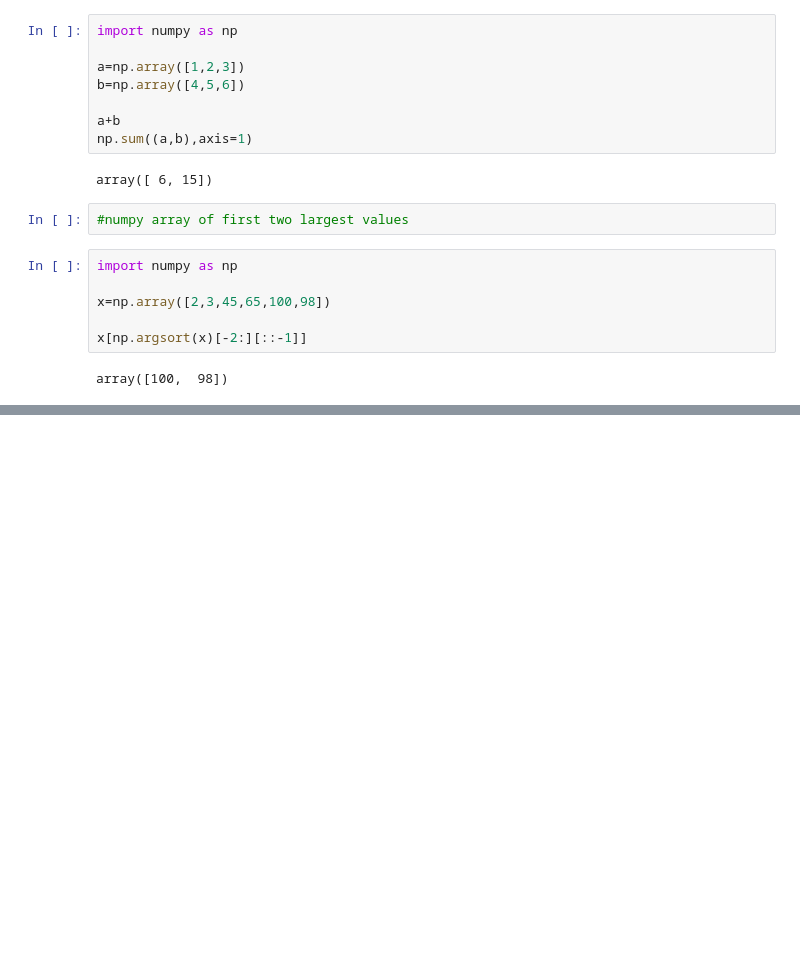
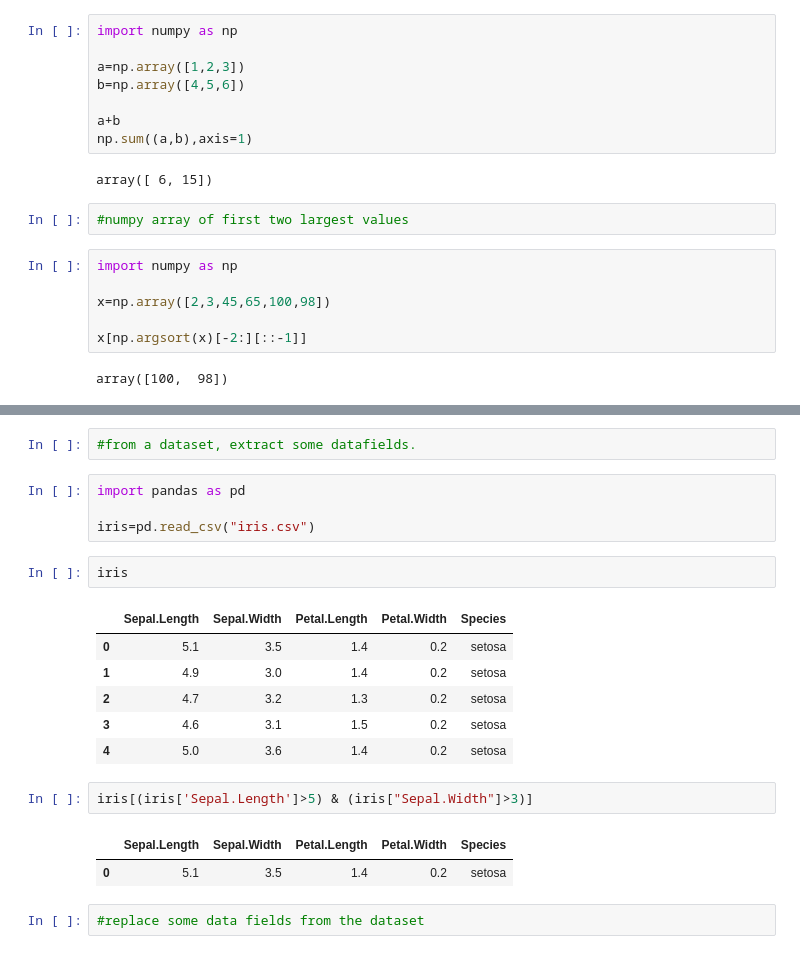
Before and after one commit to himanshudogra/iiec-python-code, a Jupyter notebook: Python Interview Questions.ipynb, the cells around one changed output, grey strips where cells are left out. Cells and saved outputs as stored; diff of their text form; blank space fills up the shorter version.

```diff
--- a/Python Interview Questions.ipynb
+++ b/Python Interview Questions.ipynb
@@ -184,0 +210,22 @@ array([100,  98])
+# %%
+#from a dataset, extract some datafields.
+# %%
+import pandas as pd
+
+iris=pd.read_csv("iris.csv")
+# %%
+iris
+# %% [output]
+|  | Sepal.Length | Sepal.Width | Petal.Length | Petal.Width | Species |
+| 0 | 5.1 | 3.5 | 1.4 | 0.2 | setosa |
+| 1 | 4.9 | 3.0 | 1.4 | 0.2 | setosa |
+| 2 | 4.7 | 3.2 | 1.3 | 0.2 | setosa |
+| 3 | 4.6 | 3.1 | 1.5 | 0.2 | setosa |
+| 4 | 5.0 | 3.6 | 1.4 | 0.2 | setosa |
+# %%
+iris[(iris['Sepal.Length']>5) & (iris["Sepal.Width"]>3)]
+# %% [output]
+|  | Sepal.Length | Sepal.Width | Petal.Length | Petal.Width | Species |
+| 0 | 5.1 | 3.5 | 1.4 | 0.2 | setosa |
+# %%
+#replace some data fields from the dataset
```
Also changed, not shown: parts of 34 cells of this notebook.
